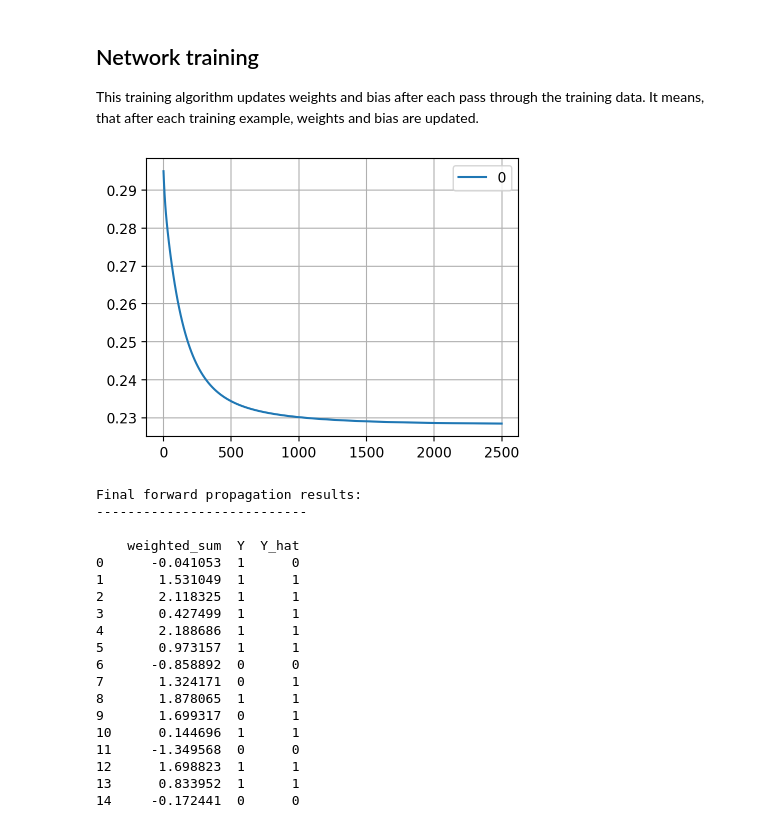
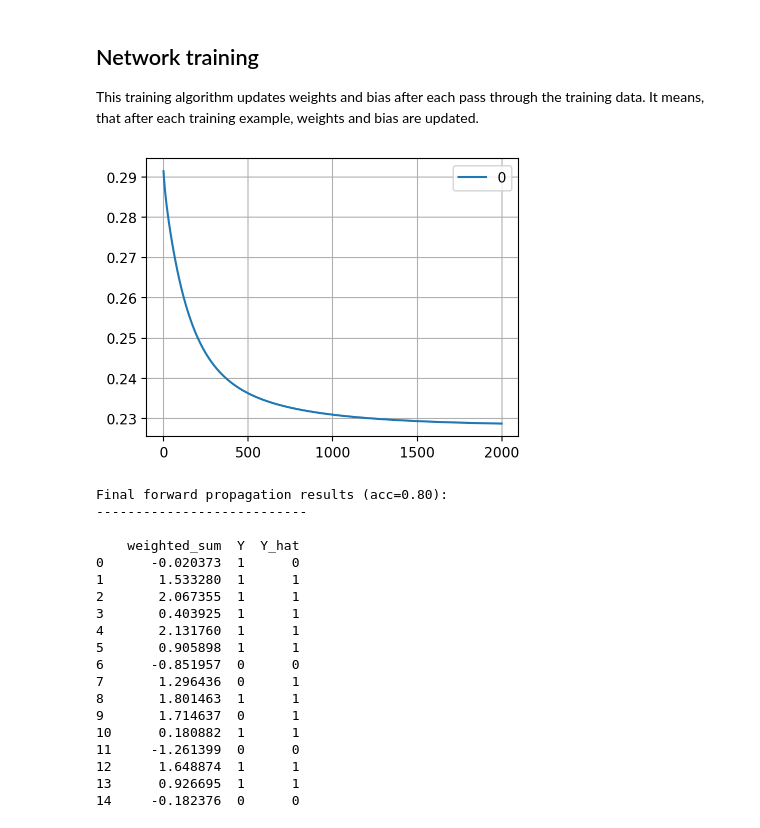
Before and after one commit to mmysior/perceptron, a Jupyter notebook: Perceptron.ipynb, the cells around one changed output. Drawn from its saved outputs; the diff is of its cells as text; code cells hidden in the pictures.

```diff
--- a/Perceptron.ipynb
+++ b/Perceptron.ipynb
@@ -138,7 +139,7 @@ print(initial_pass_with_cost)
 This training algorithm updates weights and bias after each pass through the training data. It means, that after each training example, weights and bias are updated.
 # %%
 learning_rate = 0.1
-epochs = 2500
+epochs = 2000
 
 def cross_entropy_loss(y, y_hat):
     return -(y*np.log10(y_hat) + (1-y)*np.log10(1-y_hat))
@@ -148,56 +149,57 @@ def update_weights(weights, alpha, target, prediction, feature):
 
 def update_bias(bias, alpha, y, y_hat):
     return bias + alpha*(y-y_hat)
 
 def train_model(X, Y, alpha=0.01, n_epoch=100):
     W, b = network_init(n_features, seed=seed_init)
     epoch_cost = []
     for e in range(n_epoch):
         m = X.shape[0]
         individual_loss = []
         for i in range(m):
             x = X[i]
             y = Y[i]
             w_sum = get_weighted_sum(x, W, b)
             y_hat = sigmoid(w_sum)
             loss = cross_entropy_loss(y, y_hat)
             individual_loss.append(loss)
             # gradient descent
             W = update_weights(W, alpha, y, y_hat, x)
             b = update_bias(b, alpha, Y[i], y_hat)
         average_cost = sum(individual_loss)/len(individual_loss)
         epoch_cost.append(average_cost)
     return W, b, epoch_cost
 
 final_weights, final_bias, epoch_cost = train_model(X, Y, n_epoch=epochs)
 
 training_data = pd.DataFrame(epoch_cost)
 training_data_plot = training_data.plot(kind="line", grid=True)
 training_data_plot;
 # %% [output]
-[figure, old version]
+[figure, new version]
 # %%
 Y_hat_final, weighted_sums_final, _ = forward_prop(X, final_weights, final_bias)
 final_pass = pd.DataFrame({'weighted_sum':weighted_sums_final, 'Y':Y, 'Y_hat':Y_hat_final})
-print('Final forward propagation results:\n---------------------------\n')
+acc_final = (final_pass['Y'] == final_pass['Y_hat']).mean()
+print(f'Final forward propagation results (acc={acc_final:.2f}):\n---------------------------\n')
 print(final_pass)
 # %% [output]
-Final forward propagation results:
+Final forward propagation results (acc=0.80):
 ---------------------------
 
     weighted_sum  Y  Y_hat
-0      -0.041053  1      0
-1       1.531049  1      1
-2       2.118325  1      1
-3       0.427499  1      1
-4       2.188686  1      1
-5       0.973157  1      1
-6      -0.858892  0      0
-7       1.324171  0      1
-8       1.878065  1      1
-9       1.699317  0      1
-10      0.144696  1      1
-11     -1.349568  0      0
-12      1.698823  1      1
-13      0.833952  1      1
-14     -0.172441  0      0
+0      -0.020373  1      0
+1       1.533280  1      1
+2       2.067355  1      1
+3       0.403925  1      1
+4       2.131760  1      1
+5       0.905898  1      1
+6      -0.851957  0      0
+7       1.296436  0      1
+8       1.801463  1      1
+9       1.714637  0      1
+10      0.180882  1      1
+11     -1.261399  0      0
+12      1.648874  1      1
+13      0.926695  1      1
+14     -0.182376  0      0
```
Also changed, not shown: parts of 3 cells of this notebook.
